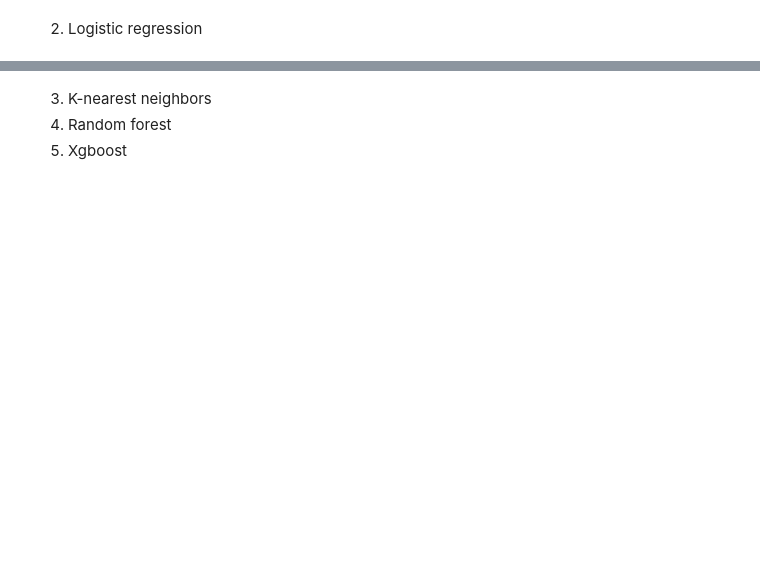
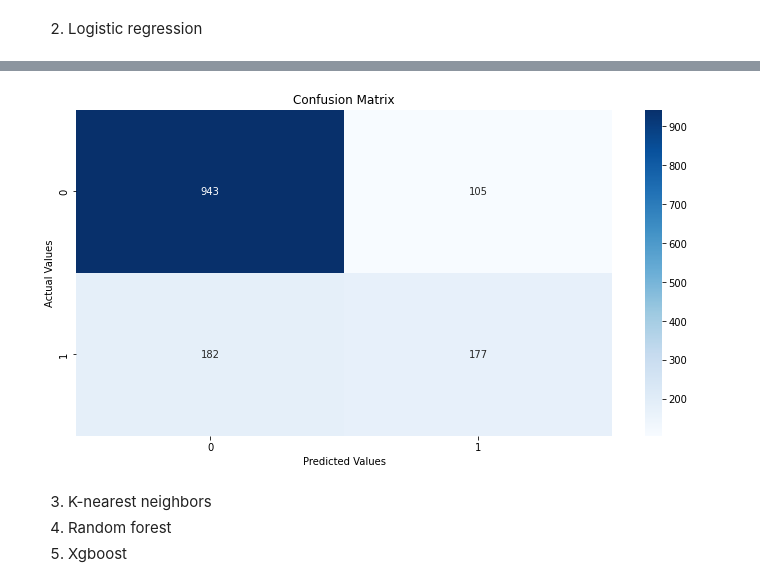
Before and after one commit to vytautasmu/Churn-Rate-Data-Analysis, a Jupyter notebook: model_building.ipynb, the cells around one changed output, grey strips where cells are left out. Cells and saved outputs as stored; diff of their text form; code cells hidden in the pictures; blank space fills up the shorter version.

```diff
--- a/model_building.ipynb
+++ b/model_building.ipynb
@@ -72,0 +103,6 @@ plt.show()
+# %%
+scaler = preprocessing.StandardScaler().fit(X_train)
+X_train_scaled = scaler.transform(X_train)
+X_test_scaled = scaler.transform(X_test)
+# %%
+model_lg = LogisticRegression()
@@ -72,0 +118,2 @@ plt.show()
+# %%
+y_pred = model_lg.predict(X_test_scaled)
@@ -73,3 +136,13 @@ plt.show()
+# %%
+cm=confusion_matrix(y_test,y_pred)
+plt.figure(figsize=(12,6))
+plt.title("Confusion Matrix")
+sns.heatmap(cm, annot=True,fmt='d', cmap='Blues')
+plt.ylabel("Actual Values")
+plt.xlabel("Predicted Values")
+plt.savefig('confusion_matrix.png')
+# %% [output]
+[figure, added]
 # %% [markdown]
 3. K-nearest neighbors <br>
 4. Random forest <br>
```
Also changed, not shown: parts of 11 cells of this notebook.
